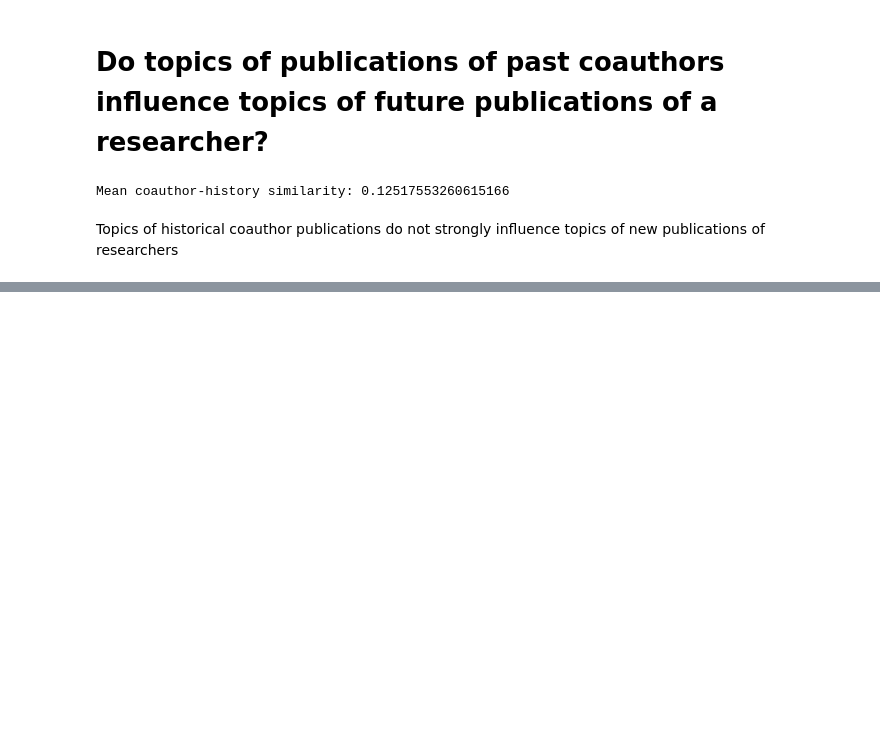
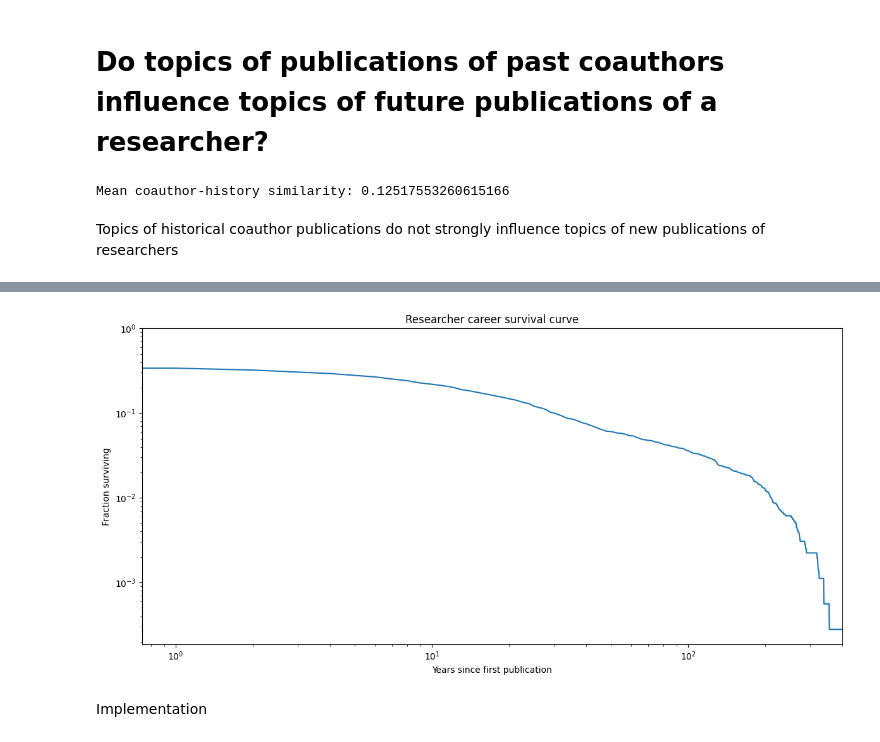
Before and after one commit to wojcho/CHExNet-CAC-ALMA-ABM, a Jupyter notebook: abm.ipynb, the cells around one changed output, grey strips where cells are left out. Drawn from its saved outputs; the diff is of its cells as text; code cells hidden in the pictures; blank space fills up the shorter version.

Commit message:
Beginning of ABM implementation

```diff
--- a/abm.ipynb
+++ b/abm.ipynb
@@ -789,0 +1280,23 @@ Topics of historical coauthor publications do not strongly influence topics of n
+# %%
+survival = [
+    (durations >= t).mean()
+    for t in range(max_t + 1)
+]
+
+fig, ax = plt.subplots(figsize=(12,6))
+
+ax.plot(range(max_t + 1), survival)
+ax.set_xscale("log")
+ax.set_yscale("log")
+ax.set_xlim(0, 400)
+ax.set_ylim(0, 1)
+ax.set_xlabel("Years since first publication")
+ax.set_ylabel("Fraction surviving")
+ax.set_title("Researcher career survival curve")
+
+plt.tight_layout()
+plt.show()
+# %% [output]
+[figure, added]
+# %% [markdown]
+Implementation
```
Also changed, not shown: parts of 45 cells of this notebook, 1 other file.
